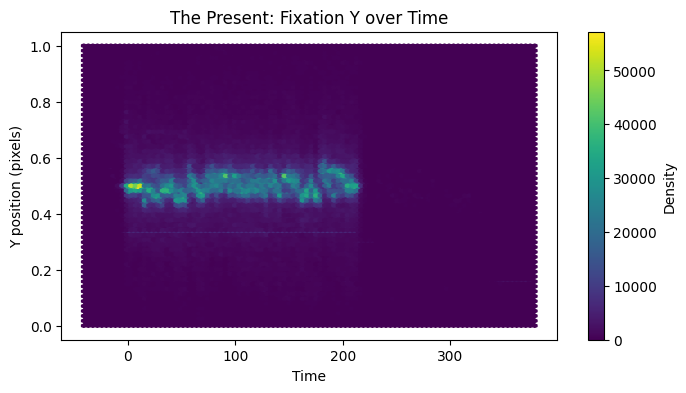
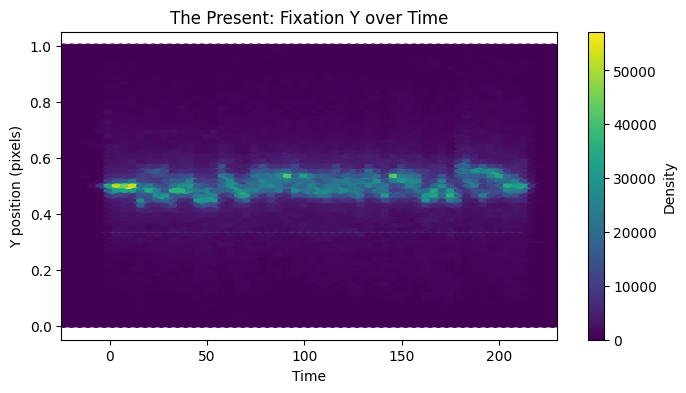
Unified diff of the notebook cell whose output changed from the first chart to the second:
--- before
+++ after
@@ -8,4 +8,5 @@
 
 plt.colorbar(label='Density')
+plt.xlim(-25, 230)
 plt.xlabel('Time')
 plt.ylabel('Y position (pixels)')

Commit: cutting off xaxis of plots